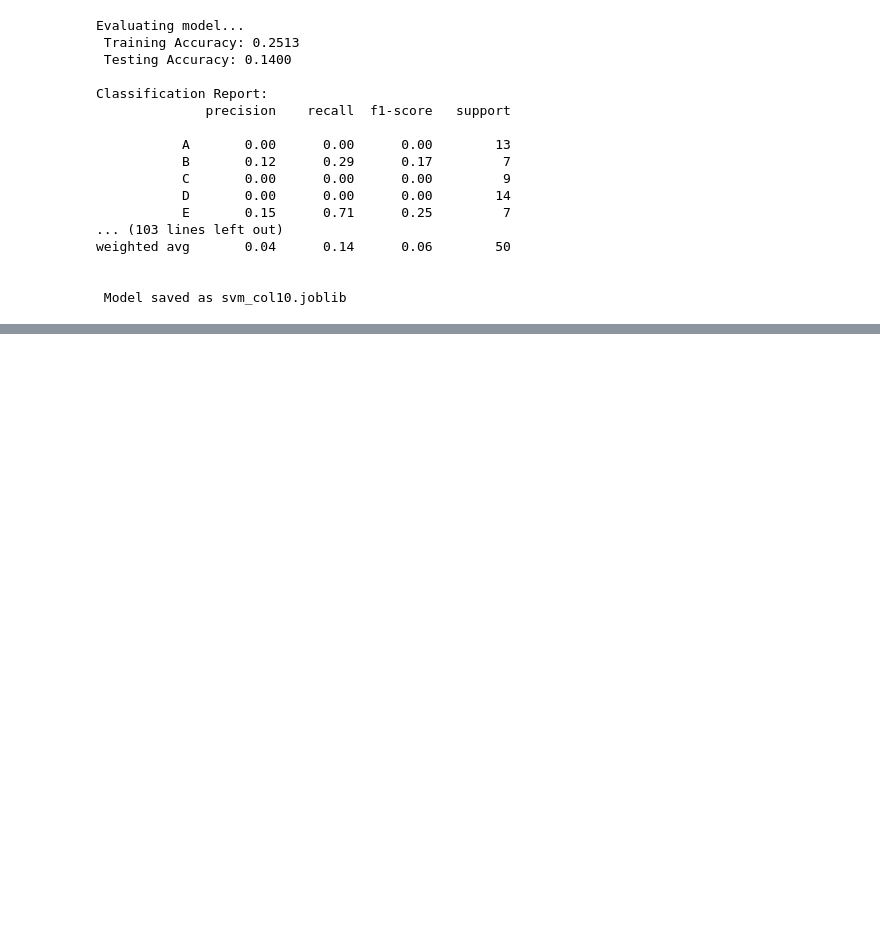
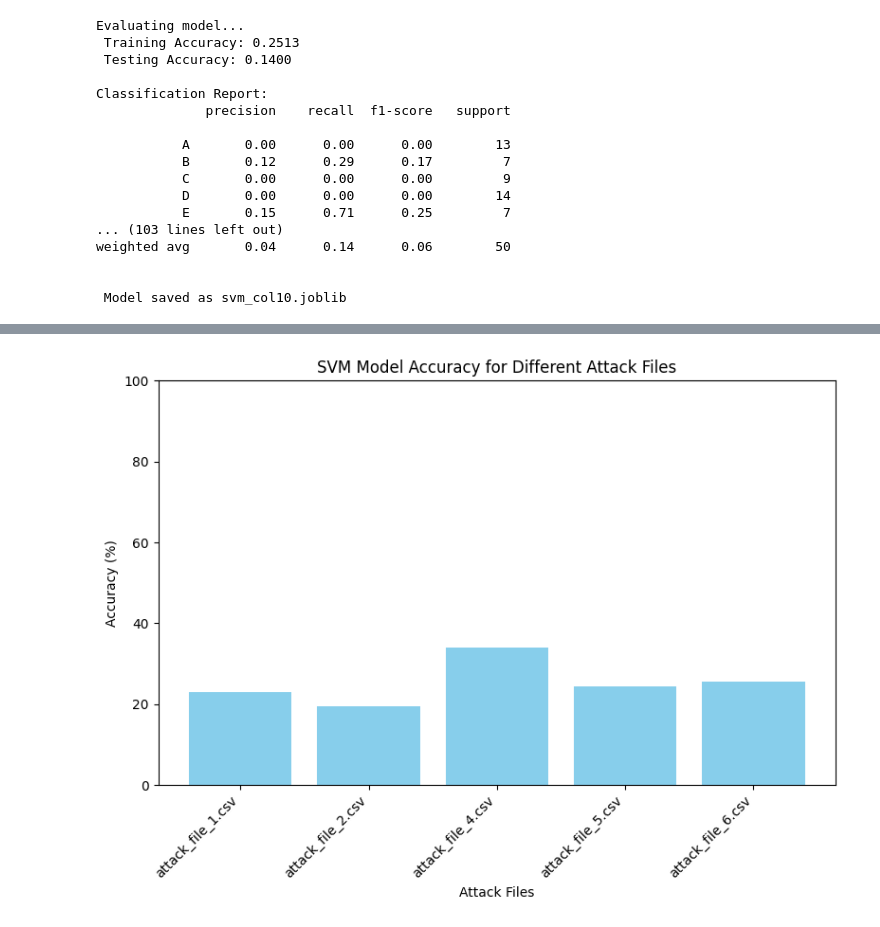
Before and after one commit to RaginiMehta/Printer_attack, a Jupyter notebook: Training.ipynb, the cells around one changed output, grey strips where cells are left out. Saved outputs shown, nothing was run; the diff lists cells and outputs as text; code cells hidden in the pictures; blank space fills up the shorter version.

Commit message:
adding all the trained models as well as the testing notebook of the attack files

```diff
--- a/Training.ipynb
+++ b/Training.ipynb
@@ -176,0 +605,43 @@ weighted avg       0.04      0.14      0.06        50
+# %%
+import matplotlib.pyplot as plt
+import pandas as pd
+import joblib
+from sklearn.metrics import accuracy_score
+
+# List of attack files to test
+attack_files = ['attack_file_1.csv', 'attack_file_2.csv', 'attack_file_4.csv', 'attack_file_5.csv', 'attack_file_6.csv']
+accuracy_results = []  # To store the accuracy values
+
+# Load the pretrained SVM model
+model_path = 'SVM_trainedModels/svm_trimmed_tryin_col10.joblib'
+svm_model = joblib.load(model_path)
+
+# Load true labels
+y_true = pd.read_csv('dist_attacked_csvs/labels_lda.csv').squeeze()
+
+# Evaluate each attack file and store the results
+for attack_file in attack_files:
+    # Load the attacked feature set WITHOUT headers
+    X_attack = pd.read_csv(f'dist_attacked_csvs/{attack_file}', header=None)
+
+    # Make predictions
+    y_pred = svm_model.predict(X_attack)
+
+    # Calculate accuracy
+    accuracy = accuracy_score(y_true, y_pred)
+    accuracy_percentage = accuracy * 100  # Convert to percentage
+    accuracy_results.append(accuracy_percentage)
+
+# Plotting the results
+plt.figure(figsize=(8, 6))
+plt.bar(attack_files, accuracy_results, color='skyblue')
+plt.xlabel('Attack Files')
+plt.ylabel('Accuracy (%)')
+plt.title('SVM Model Accuracy for Different Attack Files')
+plt.ylim(0, 100)  # Set y-axis limit from 0 to 100 for percentage
+plt.xticks(rotation=45, ha='right')
+plt.tight_layout()
+plt.savefig('svm_accuracy_plot.png')
+plt.show()
+# %% [output]
+[figure, added]
```
Also changed, not shown: parts of 10 cells of this notebook, 24 other files.
